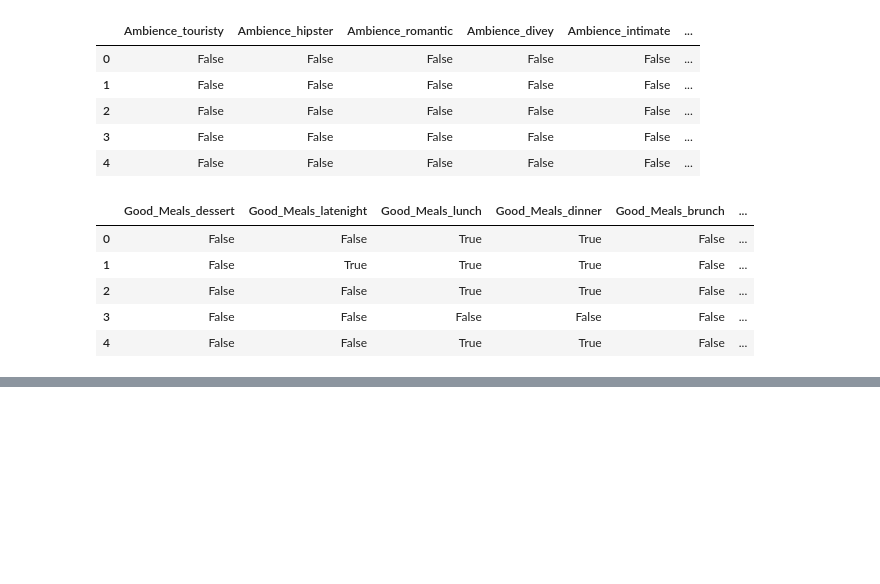
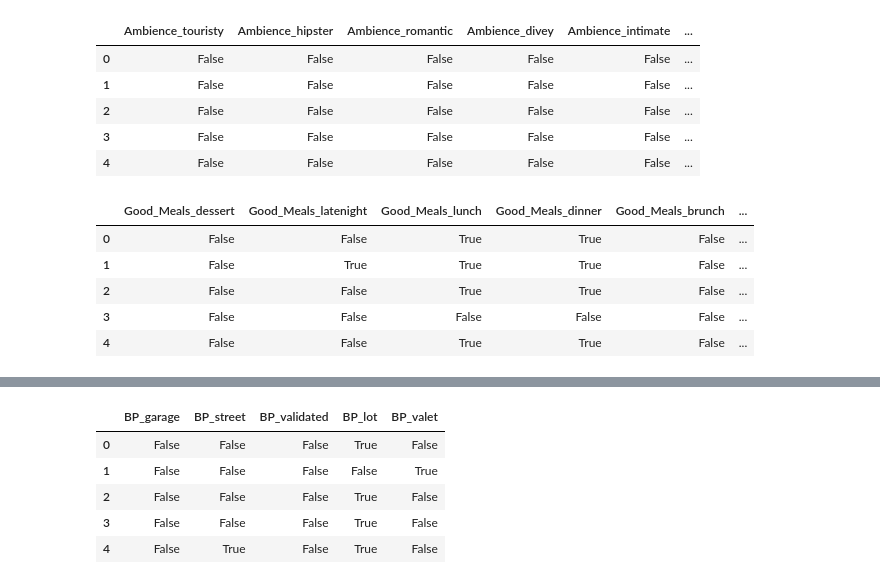
Before and after one commit to sarkaja/NLP, a Jupyter notebook: pripravatextu.ipynb, the cells around one changed output, grey strips where cells are left out. Cells and saved outputs as stored; diff of their text form; code cells hidden in the pictures; blank space fills up the shorter version.

```diff
--- a/pripravatextu.ipynb
+++ b/pripravatextu.ipynb
@@ -468,2 +518,21 @@ dGFM.head(5)
+# %%
+#Rozdělíme ještě Business parking
+dfin['attributes.BusinessParking'] = dfin['attributes.BusinessParking'].replace(np.NaN,
+        "{'garage': False, 'street': False, 'validated': False, 'lot': False, 'valet': False}")
+
+dfin['attributes.BusinessParking'] = dfin['attributes.BusinessParking'].astype(str)
+dfin['attributes.BusinessParking'] = dfin['attributes.BusinessParking'].map(lambda x: dict(eval(x)))
+dBP = pd.json_normalize(dfin['attributes.BusinessParking'])
+dBP = dBP.fillna(value=np.nan)
+dBP = dBP.replace(np.nan, False)
+dBP = dBP.add_prefix('BP_')
+dBP.head(5)
+# %% [output]
+|  | BP_garage | BP_street | BP_validated | BP_lot | BP_valet |
+| 0 | False | False | False | True | False |
+| 1 | False | False | False | False | True |
+| 2 | False | False | False | True | False |
+| 3 | False | False | False | True | False |
+| 4 | False | True | False | True | False |
 # %%
 #dropneme ještě BestNights a DriveThru - k čemu máme znát nejlepší noc a nějaký projetí?
```
Also changed, not shown: parts of 11 cells of this notebook.
